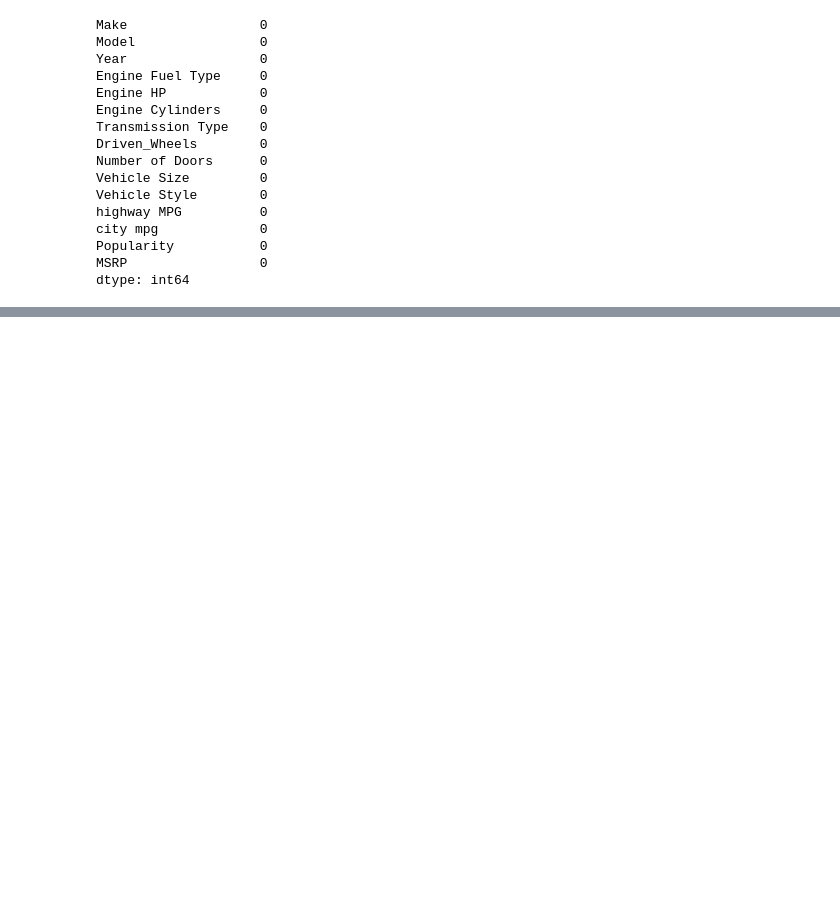
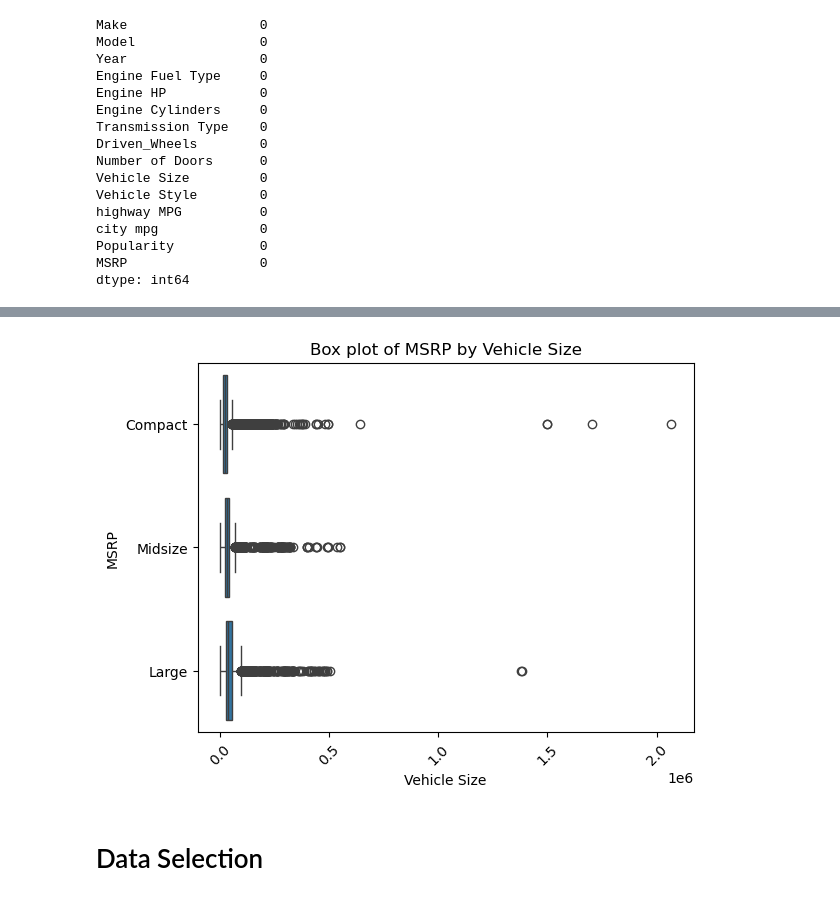
Before and after one commit to NMcHale029/SEIS631-Project2, a Jupyter notebook: project2.ipynb, the cells around one changed output, grey strips where cells are left out. Cells and saved outputs as stored; diff of their text form; code cells hidden in the pictures; blank space fills up the shorter version.

```diff
--- a/project2.ipynb
+++ b/project2.ipynb
@@ -502,0 +219,20 @@ plt.show()
+# %%
+# Create a Boxplot of MSRP broken down by vehicle size.
+sns.boxplot(data = cleandf, x = 'MSRP', y = 'Vehicle Size')
+
+# Adds a title to the graph
+plt.title('Box plot of MSRP by Vehicle Size')
+
+# Names the x and y axis
+plt.xlabel('Vehicle Size')
+plt.ylabel('MSRP')
+
+# For readability, the lables on the x axis are tilted 45 degrees
+plt.xticks(rotation=45)
+
+# Displays graph
+plt.show()
+# %% [output]
+[figure, added]
+# %% [markdown]
+# Data Selection
```
Also changed, not shown: parts of 55 cells of this notebook.
